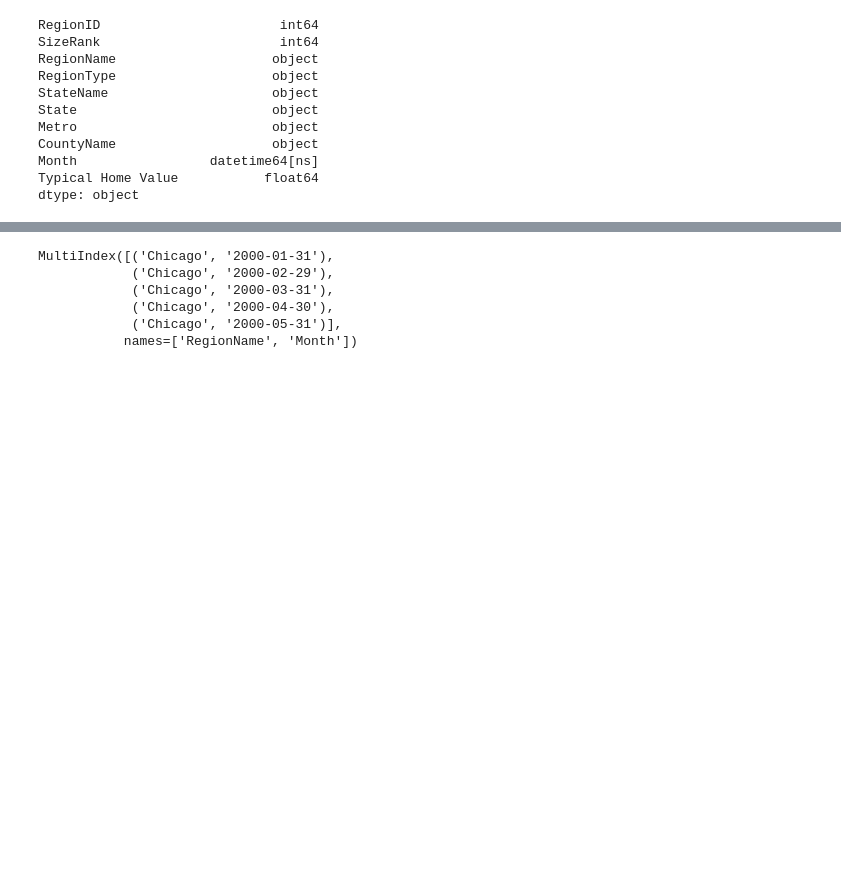
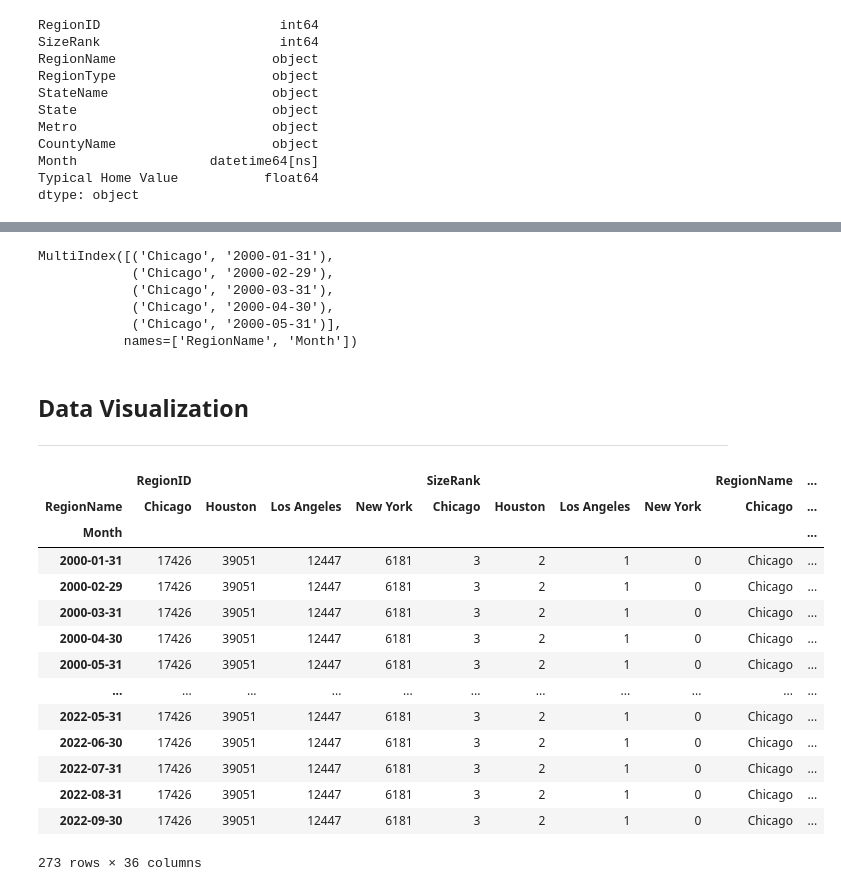
Before and after one commit to JosephHobbs9292/Preparing-Time-Series-from-Wide-Form-Data, a Jupyter notebook: Preparing Time Series from Wide-Form Data.ipynb, the cells around one changed output, grey strips where cells are left out. Cells and saved outputs as stored; diff of their text form; code cells hidden in the pictures; blank space fills up the shorter version.

```diff
--- a/Preparing Time Series from Wide-Form Data.ipynb
+++ b/Preparing Time Series from Wide-Form Data.ipynb
@@ -104,12 +104,35 @@ df_try.head()
 |  | 2000-03-31 | 17426 | 3 | Chicago | city | IL | IL | Chicago-Naperville-Elgin, IL-IN-WI | Cook County | ... |
 |  | 2000-04-30 | 17426 | 3 | Chicago | city | IL | IL | Chicago-Naperville-Elgin, IL-IN-WI | Cook County | ... |
 |  | 2000-05-31 | 17426 | 3 | Chicago | city | IL | IL | Chicago-Naperville-Elgin, IL-IN-WI | Cook County | ... |
-# %%
-df_try.head().index
-# %% [output]
-MultiIndex([('Chicago', '2000-01-31'),
-            ('Chicago', '2000-02-29'),
-            ('Chicago', '2000-03-31'),
-            ('Chicago', '2000-04-30'),
-            ('Chicago', '2000-05-31')],
-           names=['RegionName', 'Month'])
+# %%
+df_try.head().index
+# %% [output]
+MultiIndex([('Chicago', '2000-01-31'),
+            ('Chicago', '2000-02-29'),
+            ('Chicago', '2000-03-31'),
+            ('Chicago', '2000-04-30'),
+            ('Chicago', '2000-05-31')],
+           names=['RegionName', 'Month'])
+# %% [markdown]
+## Data Visualization
+---
+# %%
+## Unstacking data frame for visualization
+unstacked = df_try.unstack(level=0)
+unstacked
+# %% [output]
+|  | RegionID |  |  |  | SizeRank |  |  |  | RegionName | ... |
+| RegionName | Chicago | Houston | Los Angeles | New York | Chicago | Houston | Los Angeles | New York | Chicago | ... |
+| Month |  |  |  |  |  |  |  |  |  | ... |
+| 2000-01-31 | 17426 | 39051 | 12447 | 6181 | 3 | 2 | 1 | 0 | Chicago | ... |
+| 2000-02-29 | 17426 | 39051 | 12447 | 6181 | 3 | 2 | 1 | 0 | Chicago | ... |
+| 2000-03-31 | 17426 | 39051 | 12447 | 6181 | 3 | 2 | 1 | 0 | Chicago | ... |
+| 2000-04-30 | 17426 | 39051 | 12447 | 6181 | 3 | 2 | 1 | 0 | Chicago | ... |
+| 2000-05-31 | 17426 | 39051 | 12447 | 6181 | 3 | 2 | 1 | 0 | Chicago | ... |
+| ... | ... | ... | ... | ... | ... | ... | ... | ... | ... | ... |
+| 2022-05-31 | 17426 | 39051 | 12447 | 6181 | 3 | 2 | 1 | 0 | Chicago | ... |
+| 2022-06-30 | 17426 | 39051 | 12447 | 6181 | 3 | 2 | 1 | 0 | Chicago | ... |
+| 2022-07-31 | 17426 | 39051 | 12447 | 6181 | 3 | 2 | 1 | 0 | Chicago | ... |
+| 2022-08-31 | 17426 | 39051 | 12447 | 6181 | 3 | 2 | 1 | 0 | Chicago | ... |
+| 2022-09-30 | 17426 | 39051 | 12447 | 6181 | 3 | 2 | 1 | 0 | Chicago | ... |
+273 rows × 36 columns
```
Also changed, not shown: parts of 10 cells of this notebook.
